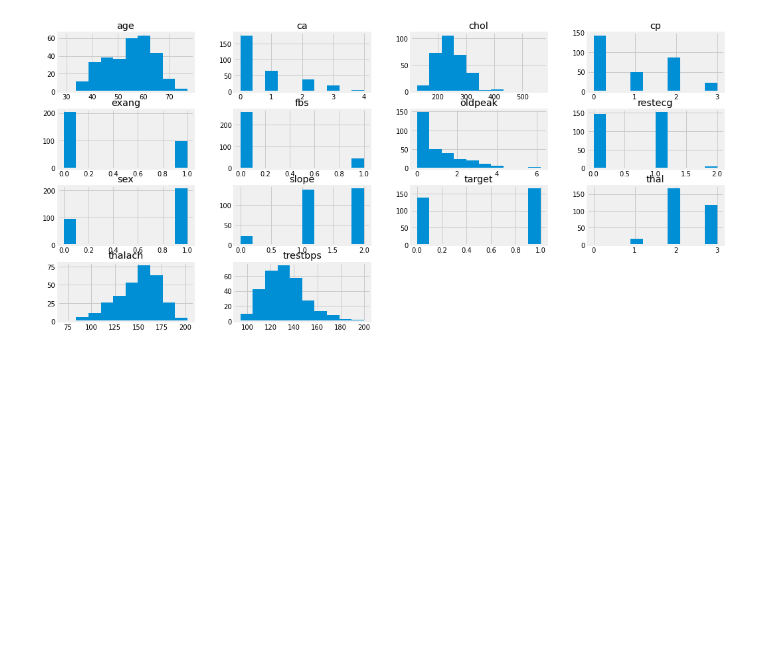
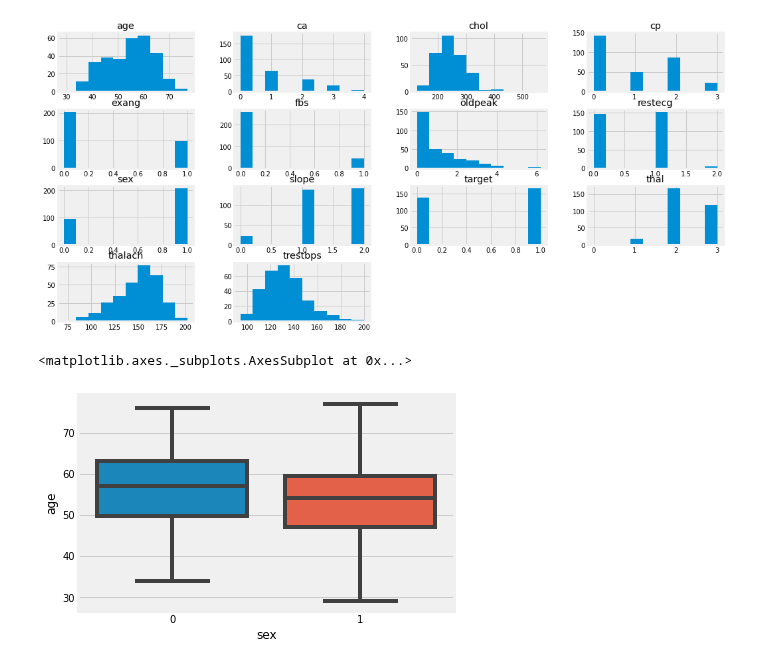
Before and after one commit to abidshafee/google.colaboratory_project, a Jupyter notebook: Statistics4ML.ipynb, the cells around one changed output. Drawn from its saved outputs; the diff is of its cells as text; code cells hidden in the pictures; blank space fills up the shorter version.

```diff
--- a/Statistics4ML.ipynb
+++ b/Statistics4ML.ipynb
@@ -93,3 +93,16 @@ array([[<matplotlib.axes._subplots.AxesSubplot object at 0x...>,
         <matplotlib.axes._subplots.AxesSubplot object at 0x...>]],
       dtype=object)
 [figure]
+# %%
+# wiskerplot or box plot
+# bottom of the wisker indicates the min value
+# upper wisker teels us maximum value
+# box indicates inter quartile range (IQR)
+# line in the middle of the box indicates median of the data value
+# lower line or bottom of the box indicates 25% quartile
+# line in the middle indicates the midean or 50% quartile
+# top line of the box inicates the 75% of iqr
+sns.boxplot(x="sex", y="age", data=df)
+# %% [output]
+<matplotlib.axes._subplots.AxesSubplot at 0x...>
+[figure, added]
```
